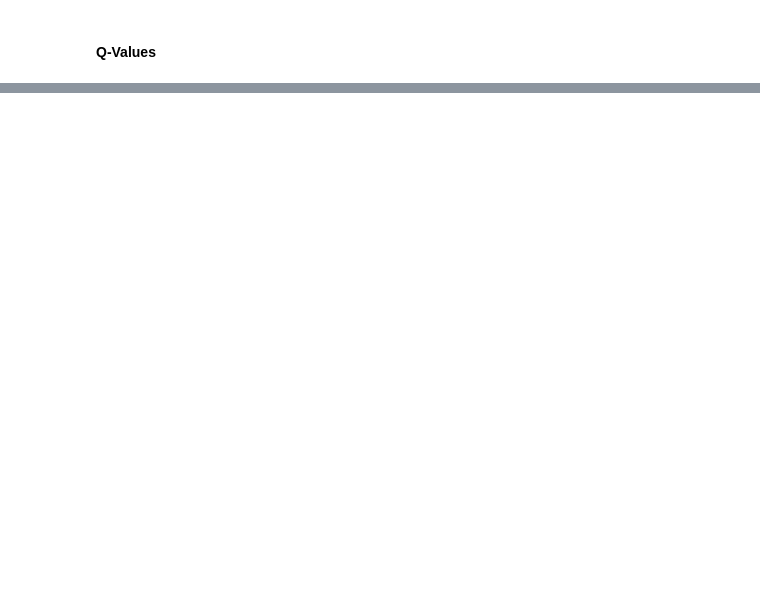
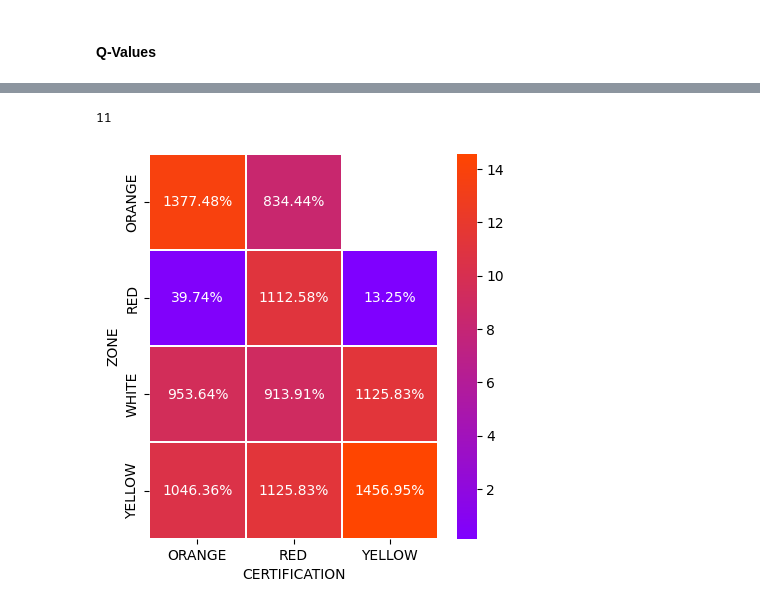
Before and after one commit to andreabazerla/dpcm-card-game, a Jupyter notebook: notebooks/analysis.ipynb, the cells around one changed output, grey strips where cells are left out. Cells and saved outputs as stored; diff of their text form; code cells hidden in the pictures; blank space fills up the shorter version.

Commit message:
Implemented before and after state with correlation matrix

```diff
--- a/notebooks/analysis.ipynb
+++ b/notebooks/analysis.ipynb
@@ -367,0 +379,2 @@ plt.show()
+# %%
+state_seen_df.drop(columns=['Count'], inplace=True)
@@ -367,0 +390,8 @@ plt.show()
+# %%
+zones = {0: 'WHITE', 1: 'YELLOW', 2: 'ORANGE', 3: 'RED'}
+certifications = {5: 'YELLOW', 6: 'ORANGE', 7: 'RED'}
+# %%
+state_seen_df['ZONE'] = state_seen_df['ZONE'].replace(zones)
+state_seen_df['CERTIFICATION'] = state_seen_df['CERTIFICATION'].replace(certifications)
+# %%
+state_seen_df.reset_index(drop=True, inplace=True)
@@ -367,0 +413,22 @@ plt.show()
+# %%
+print(len(state_seen_df))
+# %% [output]
+11
+# %%
+heatmap_data = state_seen_df.pivot(index='ZONE', columns='CERTIFICATION', values='colonna_percentuale')
+
+fig, ax = plt.subplots(1, 1, figsize = (5, 5))
+
+cmap_custom = LinearSegmentedColormap.from_list('custom', [purple, orange])
+
+sns.heatmap(heatmap_data,
+            linewidth = 0.3,
+            annot=True,
+            cmap=cmap_custom,
+            cbar = True,
+            fmt='1.02%',
+            square=True)
+
+plt.show()
+# %% [output]
+[figure, added]
```
Also changed, not shown: parts of 53 cells of this notebook, 2 other files.
